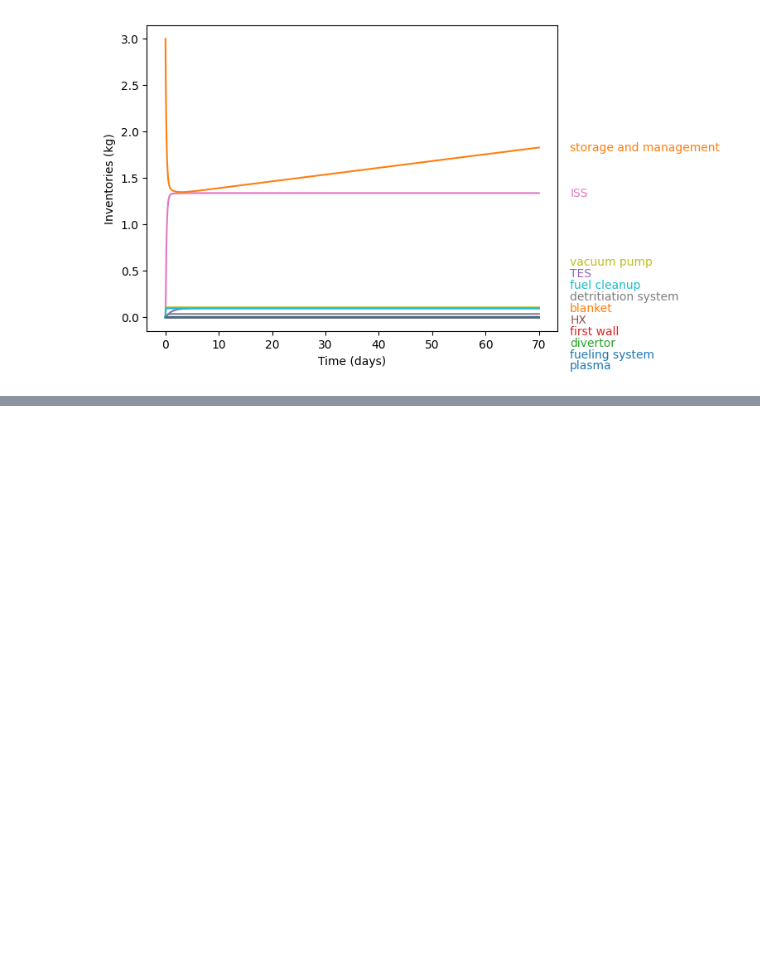
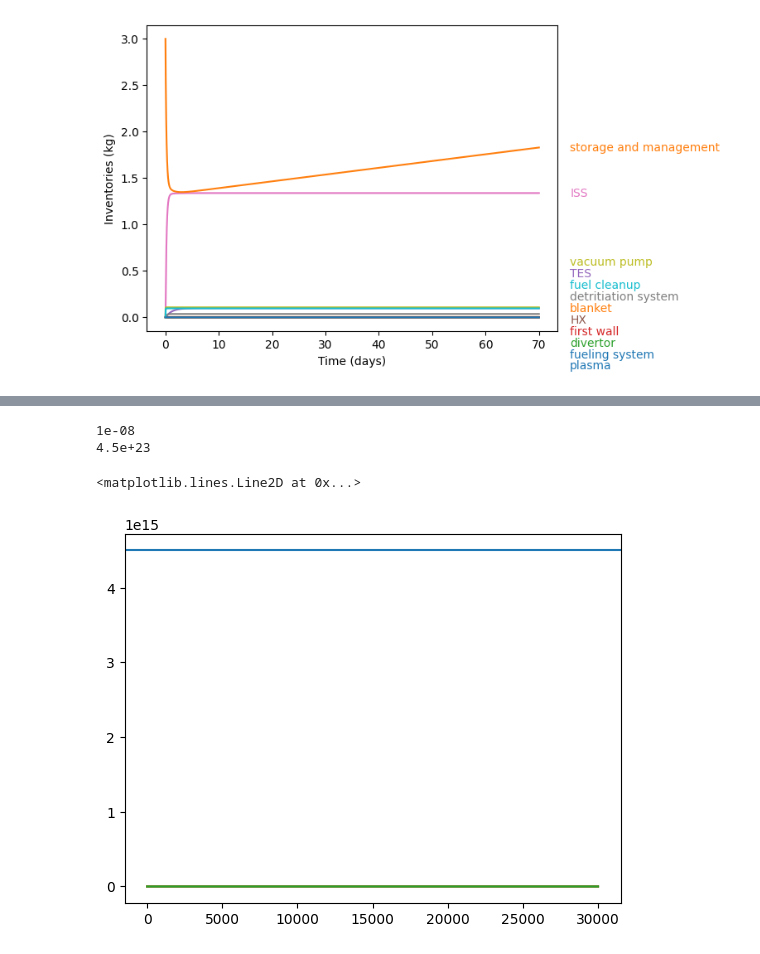
Before and after one commit to RemDelaporteMathurin/system_code, a Jupyter notebook: arc_cycle.ipynb, the cells around one changed output, grey strips where cells are left out. Saved outputs shown, nothing was run; the diff lists cells and outputs as text; code cells hidden in the pictures; blank space fills up the shorter version.

Commit message:
fiddling with trap cycle

```diff
--- a/arc_cycle.ipynb
+++ b/arc_cycle.ipynb
@@ -36,3 +36,22 @@ for box in system.boxes:
 graph
 # %% [output]
 [drawing not drawn]
+# %%
+from arc_cycle_w_traps import system_w_traps, trap_blanket, trap_hx, trap_iss
+system_w_traps.dt = 1e1
+system_w_traps.run(3e4)
+# %%
+import matplotlib.pyplot as plt
+import numpy as np
+storage = [box for box in system_w_traps.boxes if box.name == "storage and management"][0]
+plt.plot(system_w_traps.t, np.array(storage.inventories))
+plt.plot(system_w_traps.t, np.array(trap_hx.inventories))
+plt.plot(system_w_traps.t, np.array(trap_iss.inventories))
+print(trap_iss.volume)
+print(trap_iss.n)
+plt.axhline(trap_iss.volume * trap_iss.n)
+# %% [output]
+1e-08
+4.5e+23
+<matplotlib.lines.Line2D at 0x...>
+[figure, added]
```
